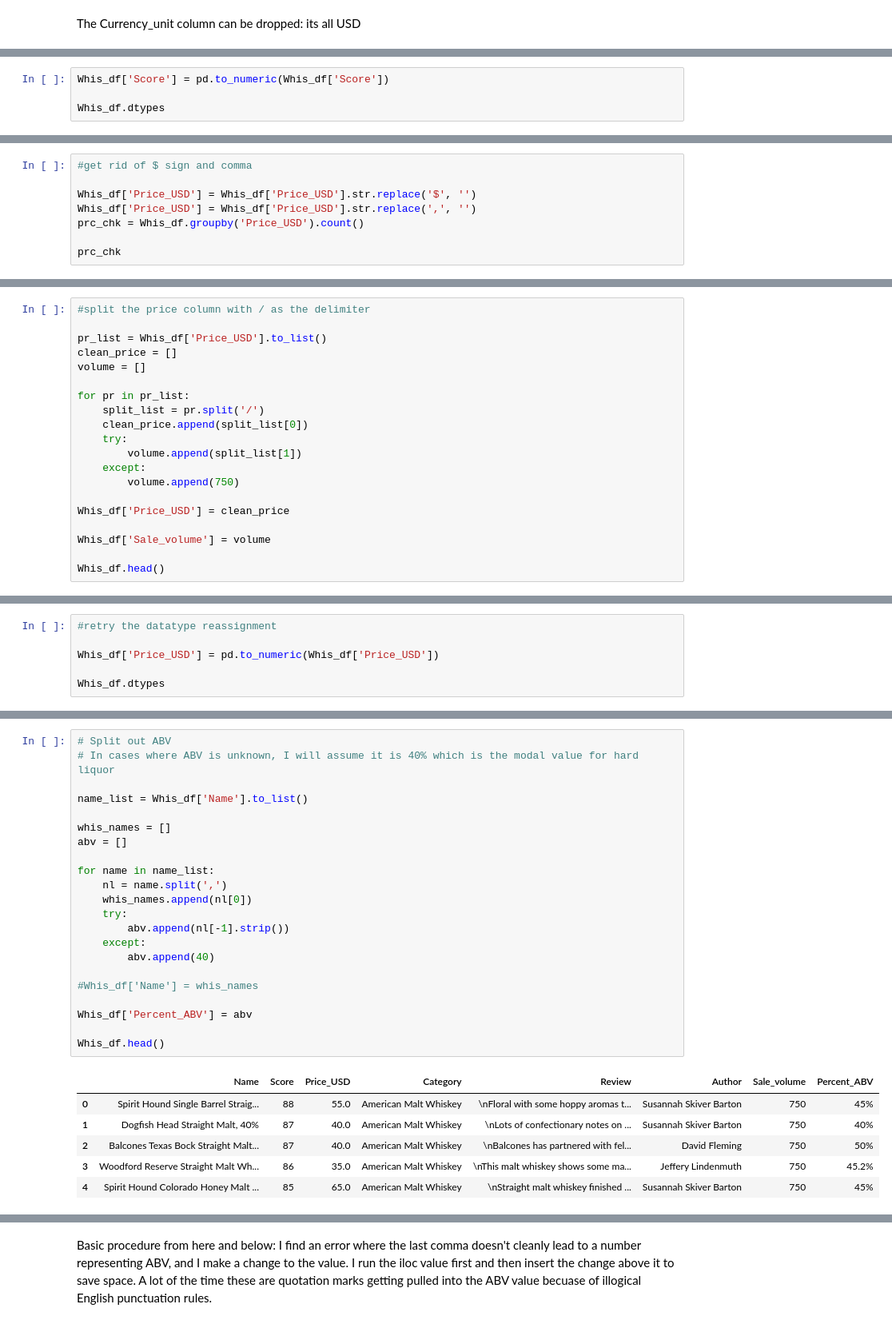
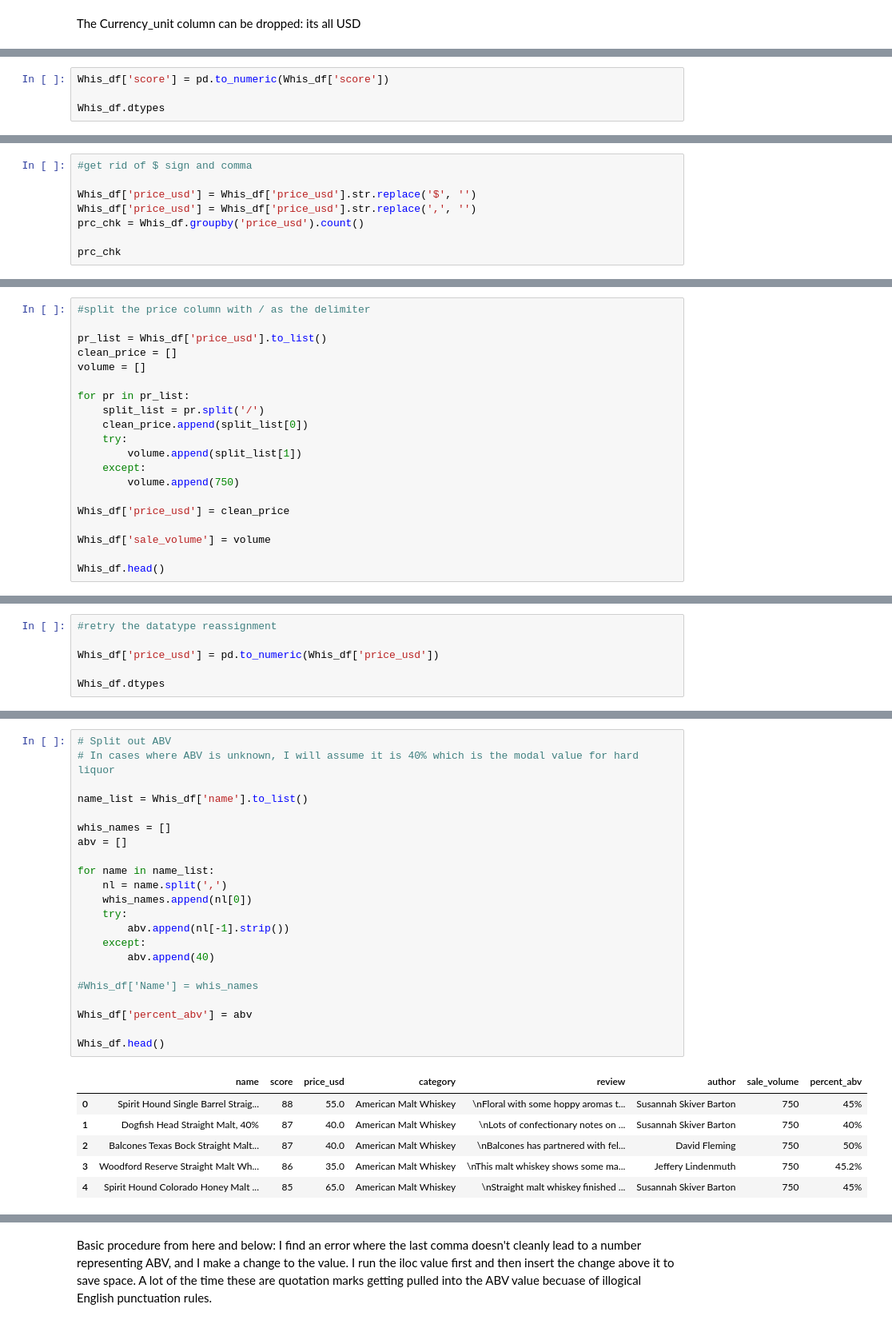
Before and after one commit to gspahlin/WhiskyAdvocate_ETL, a Jupyter notebook: whiskey_scrape_and_clean.ipynb, the cells around one changed output, grey strips where cells are left out. Shown at 80% size. Saved outputs shown, nothing was run; the diff lists cells and outputs as text.

```diff
--- a/whiskey_scrape_and_clean.ipynb
+++ b/whiskey_scrape_and_clean.ipynb
@@ -385,6 +385,6 @@ Author       object
 dtype: object
 # %%
-Whis_df['Score'] = pd.to_numeric(Whis_df['Score'])
+Whis_df['score'] = pd.to_numeric(Whis_df['score'])
 
 Whis_df.dtypes
 # %% [output]
@@ -431,9 +431,9 @@ in that column.
 # %%
 #get rid of $ sign and comma
 
-Whis_df['Price_USD'] = Whis_df['Price_USD'].str.replace('$', '')
-Whis_df['Price_USD'] = Whis_df['Price_USD'].str.replace(',', '')
-prc_chk = Whis_df.groupby('Price_USD').count()
+Whis_df['price_usd'] = Whis_df['price_usd'].str.replace('$', '')
+Whis_df['price_usd'] = Whis_df['price_usd'].str.replace(',', '')
+prc_chk = Whis_df.groupby('price_usd').count()
 
 prc_chk
 # %% [output]
@@ -454,7 +454,7 @@ prc_chk
 # %%
 #split the price column with / as the delimiter
 
-pr_list = Whis_df['Price_USD'].to_list()
+pr_list = Whis_df['price_usd'].to_list()
 clean_price = []
 volume = []
 
@@ -466,9 +466,9 @@ for pr in pr_list:
     except:
         volume.append(750)
 
-Whis_df['Price_USD'] = clean_price
+Whis_df['price_usd'] = clean_price
 
-Whis_df['Sale_volume'] = volume
+Whis_df['sale_volume'] = volume
 
 Whis_df.head()
 # %% [output]
@@ -508,7 +508,7 @@ Name: 3528, dtype: object
 # %%
 #retry the datatype reassignment
 
-Whis_df['Price_USD'] = pd.to_numeric(Whis_df['Price_USD'])
+Whis_df['price_usd'] = pd.to_numeric(Whis_df['price_usd'])
 
 Whis_df.dtypes
 # %% [output]
@@ -523,27 +523,27 @@ dtype: object
 # %%
 # Split out ABV
 # In cases where ABV is unknown, I will assume it is 40% which is the modal value for hard liquor
 
-name_list = Whis_df['Name'].to_list()
+name_list = Whis_df['name'].to_list()
 
 whis_names = []
 abv = []
 
 for name in name_list:
     nl = name.split(',')
     whis_names.append(nl[0])
     try:
         abv.append(nl[-1].strip())
     except:
         abv.append(40)
 
 #Whis_df['Name'] = whis_names
 
-Whis_df['Percent_ABV'] = abv
+Whis_df['percent_abv'] = abv
 
 Whis_df.head()
 # %% [output]
-|  | Name | Score | Price_USD | Category | Review | Author | Sale_volume | Percent_ABV |
+|  | name | score | price_usd | category | review | author | sale_volume | percent_abv |
 | 0 | Spirit Hound Single Barrel Straig... | 88 | 55.0 | American Malt Whiskey | \nFloral with some hoppy aromas t... | Susannah Skiver Barton | 750 | 45% |
 | 1 | Dogfish Head Straight Malt, 40% | 87 | 40.0 | American Malt Whiskey | \nLots of confectionary notes on ... | Susannah Skiver Barton | 750 | 40% |
 | 2 | Balcones Texas Bock Straight Malt... | 87 | 40.0 | American Malt Whiskey | \nBalcones has partnered with fel... | David Fleming | 750 | 50% |
```
Also changed, not shown: parts of 212 cells of this notebook.
